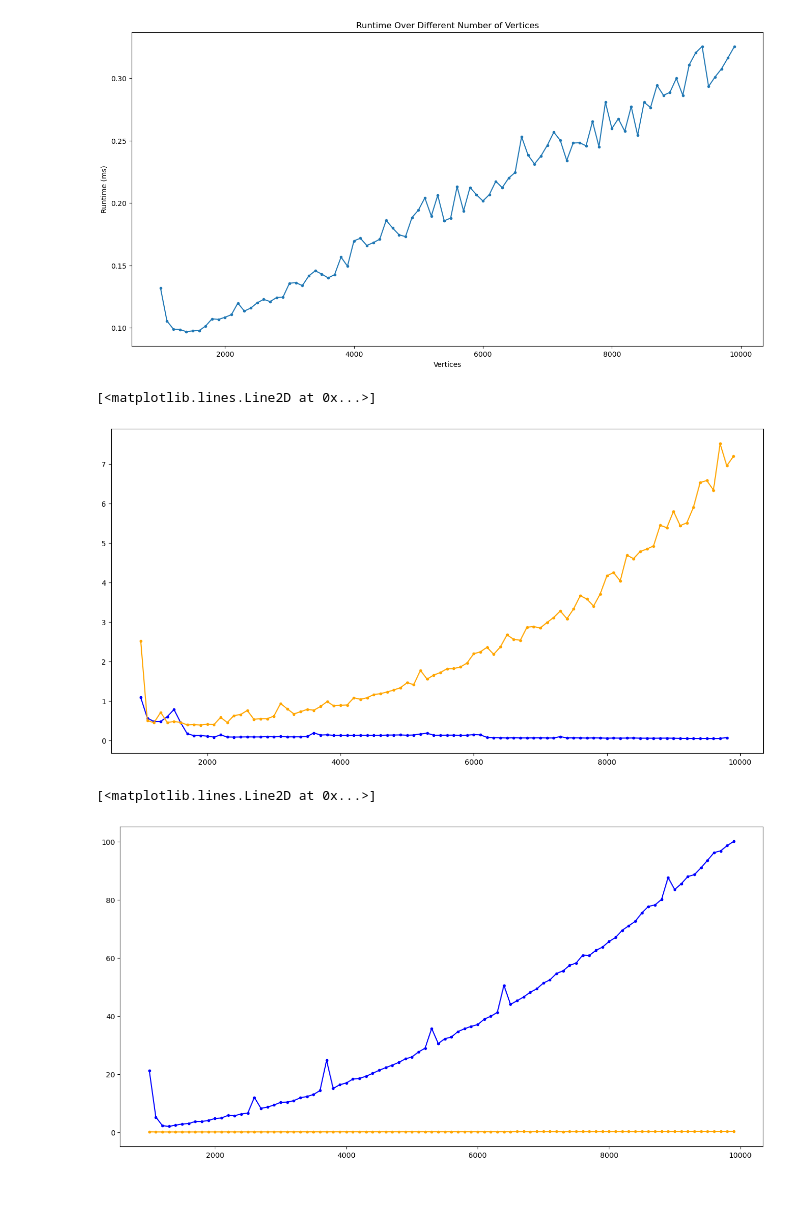
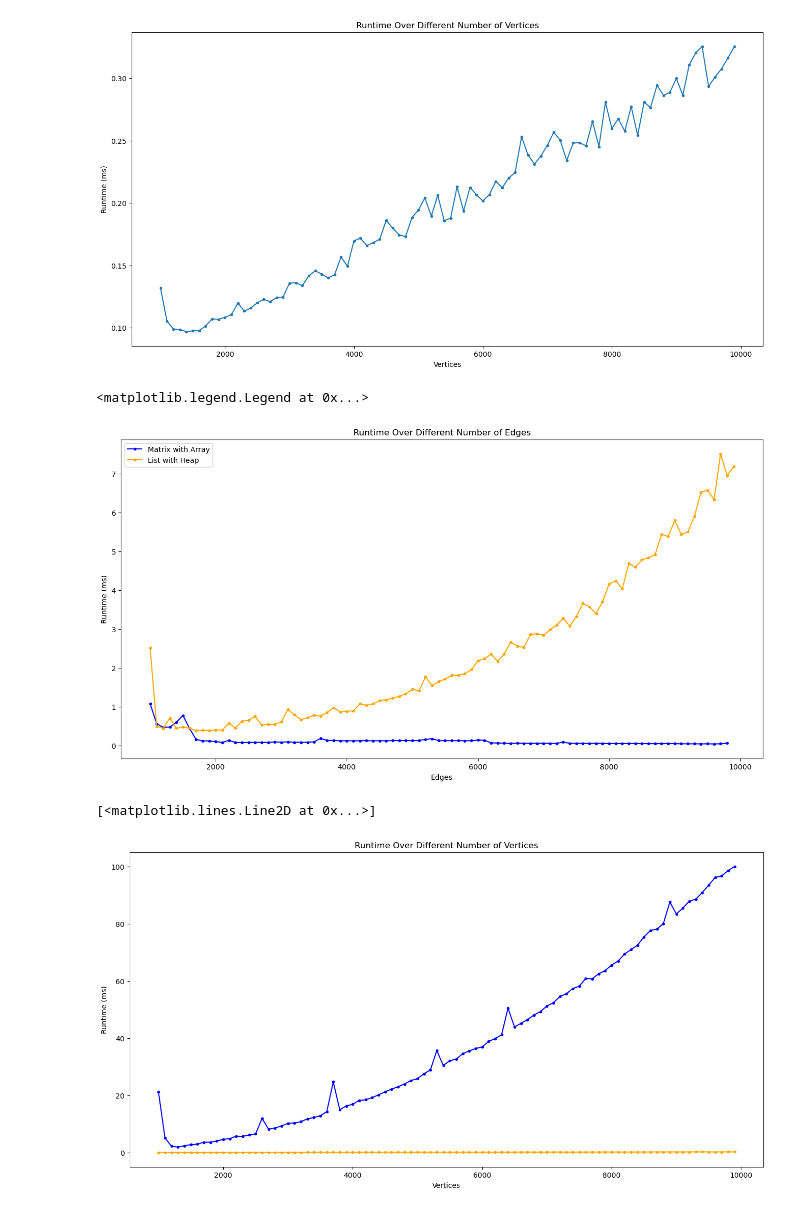
Before and after one commit to kwan-kit/SC2001, a Jupyter notebook: Lab 2/AdjList comparison.ipynb, the cells around one changed output. Saved outputs shown, nothing was run; the diff lists cells and outputs as text; code cells hidden in the pictures.

```diff
--- a/Lab 2/AdjList comparison.ipynb
+++ b/Lab 2/AdjList comparison.ipynb
@@ -159,15 +159,26 @@ plt.plot(df_fixedE_2.Vertices, df_fixedE_2.ElapsedTime, marker = '.')
 [figure]
 # %%
 plt.figure(figsize=(16,8)) #fixed V at 100
-plt.plot(df_fixedV.Edges, df_fixedV.ElapsedTime, marker = '.', color = 'blue')
-plt.plot(df_fixedV_2.Edges, df_fixedV_2.ElapsedTime, marker = '.', color = 'orange')
+plt.title("Runtime Over Different Number of Edges")
+plt.xlabel("Edges")
+plt.ylabel("Runtime (ms)")
+plt.ticklabel_format(axis="y", style="plain")
+plt.ticklabel_format(axis="x", style="plain")
+plt.plot(df_fixedV.Edges, df_fixedV.ElapsedTime, marker = '.', color = 'blue', label = 'Matrix with Array')
+plt.plot(df_fixedV_2.Edges, df_fixedV_2.ElapsedTime, marker = '.', color = 'orange', label = 'List with Heap')
+plt.legend()
 # %% [output]
-[<matplotlib.lines.Line2D at 0x...>]
+<matplotlib.legend.Legend at 0x...>
-[figure, old version]
+[figure, new version]
 # %%
 plt.figure(figsize=(16,8)) #fixed e at 20000
+plt.title("Runtime Over Different Number of Vertices")
+plt.xlabel("Vertices")
+plt.ylabel("Runtime (ms)")
+plt.ticklabel_format(axis="y", style="plain")
+plt.ticklabel_format(axis="x", style="plain")
 plt.plot(df_fixedE.Vertices, df_fixedE.ElapsedTime, marker = '.', color = 'blue')
 plt.plot(df_fixedE_2.Vertices, df_fixedE_2.ElapsedTime, marker = '.', color = 'orange')
 # %% [output]
 [<matplotlib.lines.Line2D at 0x...>]
-[figure, old version]
+[figure, new version]
```
Also changed, not shown: parts of 2 cells of this notebook.
